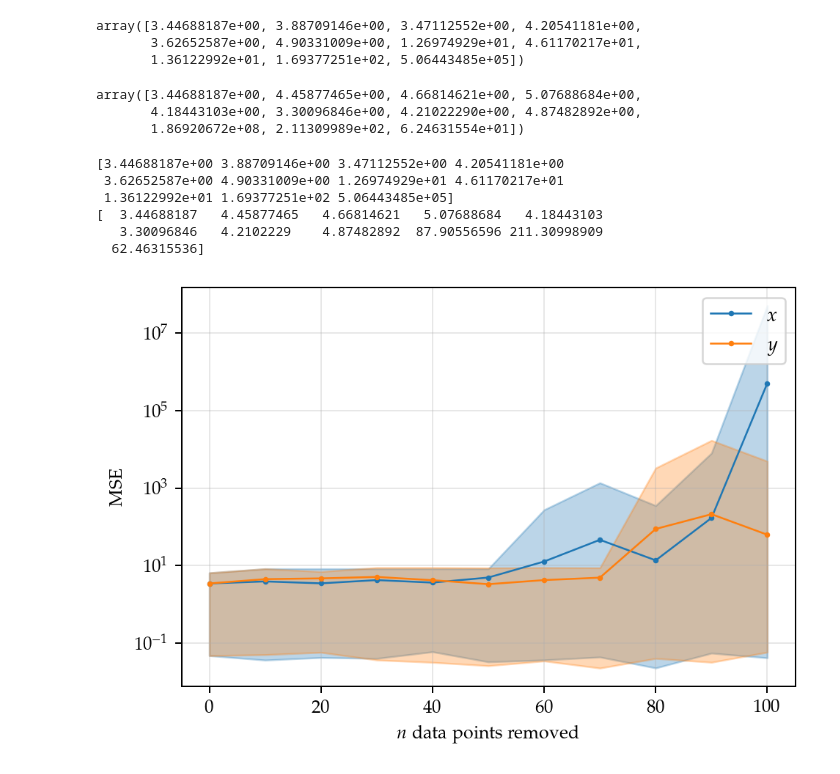
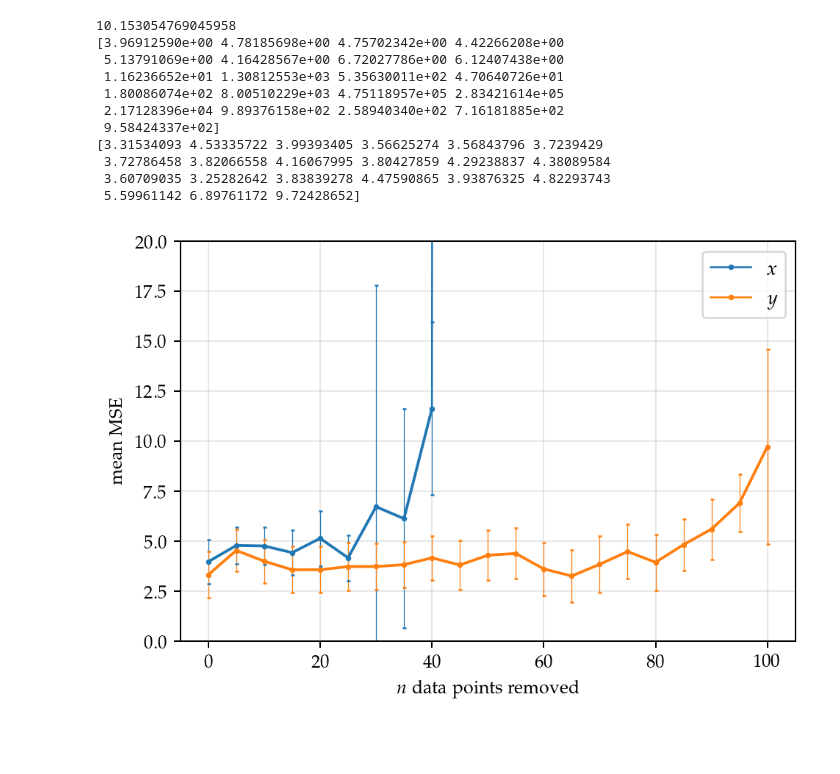
Before and after one commit to Maloup/stochastic-simulation-assignment3, a Jupyter notebook: Data point removal.ipynb, the cells around one changed output. Drawn from its saved outputs; the diff is of its cells as text; code cells hidden in the pictures; blank space fills up the shorter version.

Commit message:
Finished some stuff on objective functions comparison and Data Point Removal

```diff
--- a/Data point removal.ipynb
+++ b/Data point removal.ipynb
@@ -1,11 +1,14 @@
 # %%
 from scipy.optimize import minimize
+from optimization_func import simulated_annealing
 import numpy as np
 from scipy import stats
 import multiprocessing as mp
 import shelve
 import matplotlib.pyplot as plt
 import matplotlib as mpl
+t, P = get_predator_prey_data()
+
 
 from helper import get_predator_prey_data, mse_trunc, \
     remove_data_points_rand, remove_data_points_det, int_cost_lotka_volterra
@@ -45,7 +48,7 @@ def vary_truncation(trunc_datasets, P, t, rv, n_sim=100, T_start=200, T_steps=20
 
     processes = []
 
-    for i in range(mp.cpu_count()):
+    for i in range(10):
         p = mp.Process(target=vary_truncation_worker, args=(
             work_queue, results, T_start, T_steps, P, t, rv, trunc_datasets
         ))
@@ -72,7 +75,7 @@ if False:
         # truncate x timeseries
         trunc_datasets_x = generate_truncated_datasets(P, n, max_points, 0)
         print([get_n_removed_points(p) for p in trunc_datasets_x])
-        rv = [1, 1, 0.2, 1]
+        rv = [1, 1, 1, 1]
 
         costs_x, datasets_x = vary_truncation(trunc_datasets_x, P, t, rv, n_sim=n_sim)
         shelf["data_removal_costs_x"] = costs_x
@@ -116,18 +101,6 @@ datasets_x = shelf["datasets_x"]
 costs_y = shelf["data_removal_costs_y"]
 datasets_y = shelf["datasets_y"]
 shelf.close()
-# %%
-np.mean(costs_x, axis=1)
-# %% [output]
-array([3.44688187e+00, 3.88709146e+00, 3.47112552e+00, 4.20541181e+00,
-       3.62652587e+00, 4.90331009e+00, 1.26974929e+01, 4.61170217e+01,
-       1.36122992e+01, 1.69377251e+02, 5.06443485e+05])
-# %%
-np.mean(costs_y, axis=1)
-# %% [output]
-array([3.44688187e+00, 4.45877465e+00, 4.66814621e+00, 5.07688684e+00,
-       4.18443103e+00, 3.30096846e+00, 4.21022290e+00, 4.87482892e+00,
-       1.86920672e+08, 2.11309989e+02, 6.24631554e+01])
 # %%
 def sp_confidence_interval(samples, p=0.95):
     """ Calculates the confidence interval (with p=95% unless noted otherwise)
@@ -136,34 +109,40 @@ def sp_confidence_interval(samples, p=0.95):
     """
     a = stats.t.interval(p, df=len(samples)-1, loc=np.mean(samples), scale=stats.sem(samples))
     return a[1] - a[0]
-# %%
-costs_y[8][1] = 6.723568325
 # %%
 datasets = [datasets_x, datasets_y]
 costs = [costs_x, costs_y]
 colors = ["tab:blue", "tab:orange"]
+original_MSE = int_cost_lotka_volterra([1, 1, 1, 1], P, t)
+print(original_MSE)
 for i in range(len(datasets)):
     mean = np.mean(costs[i], axis = 1)
     print(mean)
     min_ = np.min(costs[i], axis = 1)
     max_ = np.max(costs[i], axis = 1)
     x = [get_n_removed_points(p) for p in datasets[i]]
     a = [sp_confidence_interval(samples) for samples in np.array(costs[i])]
     plt.plot(x, mean, marker="o", markersize = 2, linewidth=1, color = colors[i], label=f"{['$x$', '$y$'][i]}")
-    plt.fill_between(x, min_, max_, alpha=0.3, color = colors[i])
-    #plt.errorbar(x, mean, yerr=a, color = colors[i], capsize = 1, elinewidth=0.5, markeredgewidth=1)
+    if i == 0:
+        plt.errorbar(x[:9], mean[:9], yerr=a[:9], color = colors[i], capsize = 1, elinewidth=0.5, markeredgewidth=1)
+    else:
+        plt.errorbar(x, mean, yerr=a, color = colors[i], capsize = 1, elinewidth=0.5, markeredgewidth=1)
 plt.grid(alpha=0.3)
-plt.ylabel("MSE")
-#plt.ylim(-5, 1000)
-plt.yscale("log")
+plt.ylabel("mean MSE")
+plt.ylim(0, 20)
 plt.xlabel("$n$ data points removed")
 plt.legend()
 plt.show()
 # %% [output]
-[3.44688187e+00 3.88709146e+00 3.47112552e+00 4.20541181e+00
- 3.62652587e+00 4.90331009e+00 1.26974929e+01 4.61170217e+01
- 1.36122992e+01 1.69377251e+02 5.06443485e+05]
-[  3.44688187   4.45877465   4.66814621   5.07688684   4.18443103
-   3.30096846   4.2102229    4.87482892  87.90556596 211.30998909
-  62.46315536]
+10.153054769045958
+[3.96912590e+00 4.78185698e+00 4.75702342e+00 4.42266208e+00
+ 5.13791069e+00 4.16428567e+00 6.72027786e+00 6.12407438e+00
+ 1.16236652e+01 1.30812553e+03 5.35630011e+02 4.70640726e+01
+ 1.80086074e+02 8.00510229e+03 4.75118957e+05 2.83421614e+05
+ 2.17128396e+04 9.89376158e+02 2.58940340e+02 7.16181885e+02
+ 9.58424337e+02]
+[3.31534093 4.53335722 3.99393405 3.56625274 3.56843796 3.7239429
+ 3.72786458 3.82066558 4.16067995 3.80427859 4.29238837 4.38089584
+ 3.60709035 3.25282642 3.83839278 4.47590865 3.93876325 4.82293743
+ 5.59961142 6.89761172 9.72428652]
-[figure, old version]
+[figure, new version]
```
Also changed, not shown: parts of 7 cells of this notebook, 11 other files.
